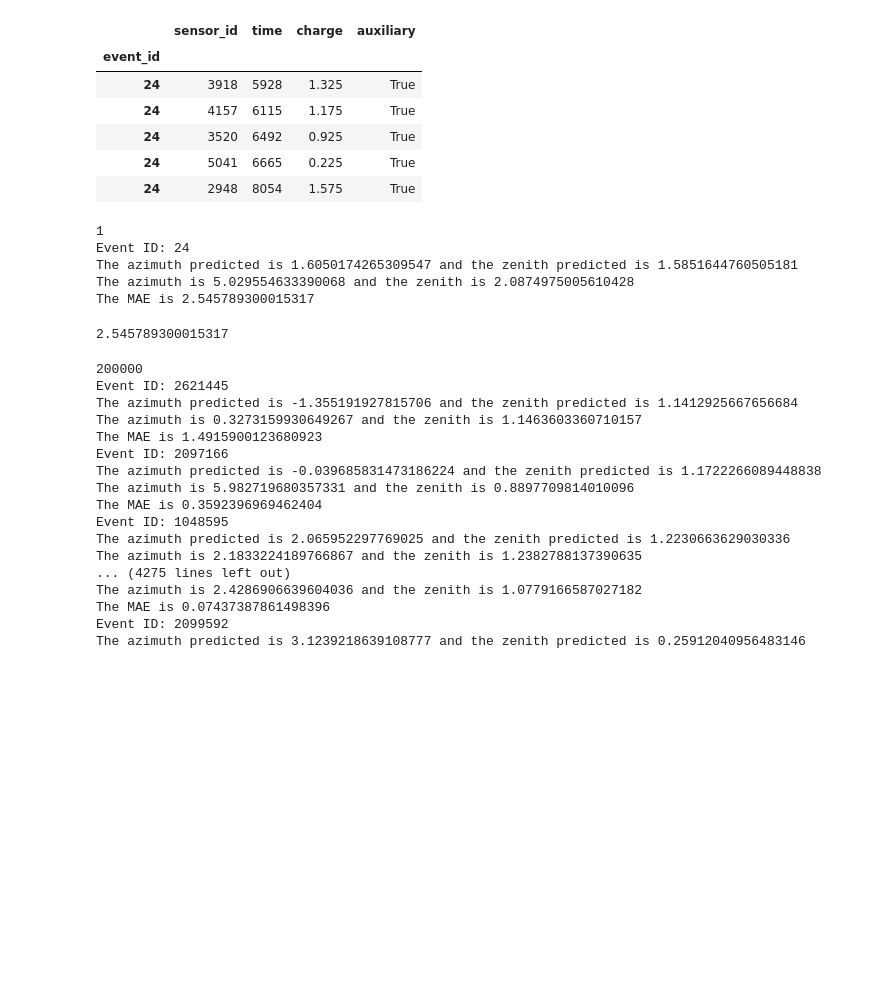
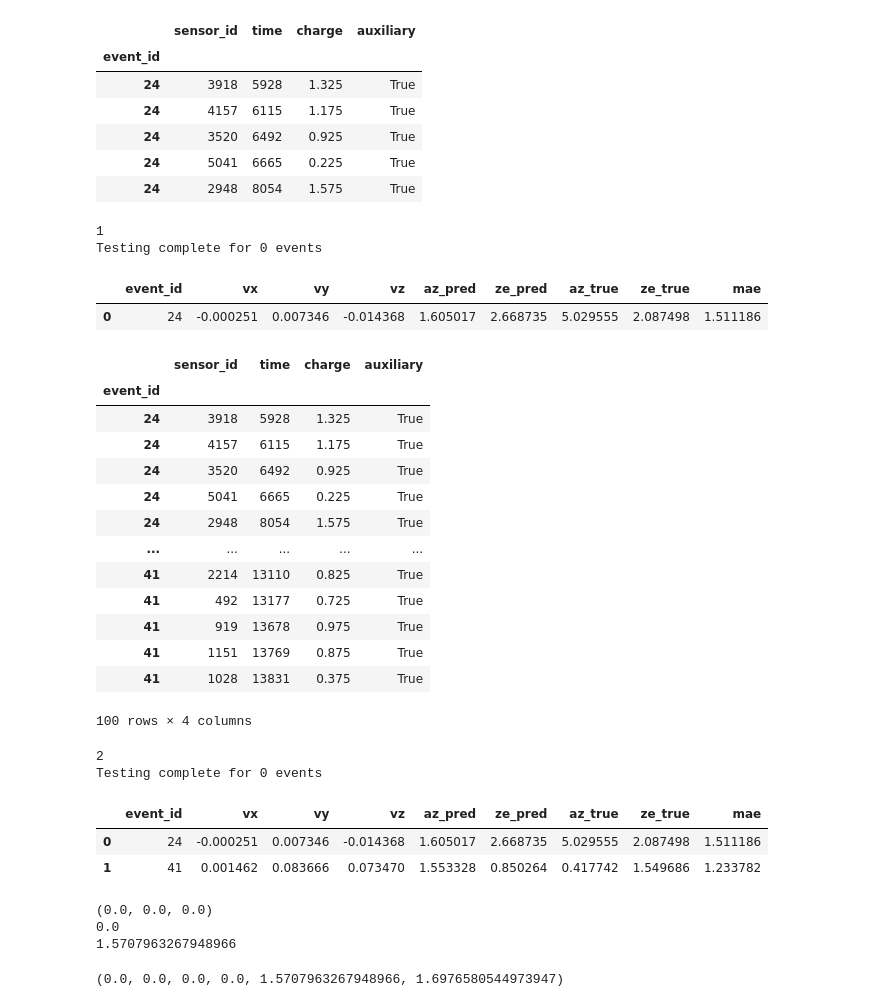
Before and after one commit to kdv97/ice-cube, a Jupyter notebook: LineFitting-time.ipynb, the cells around one changed output. Drawn from its saved outputs; the diff is of its cells as text; code cells hidden in the pictures; blank space fills up the shorter version.

Commit message:
Best Fit line

```diff
--- a/LineFitting-time.ipynb
+++ b/LineFitting-time.ipynb
@@ -158,31 +183,37 @@ event24.head()
 | 24 | 5041 | 6665 | 0.225 | True |
 | 24 | 2948 | 8054 | 1.575 | True |
 # %%
-find_error(False, event24, sensors, directions)
+data24 = find_error(False, event24, sensors, directions)
+data24.head()
 # %% [output]
 1
-Event ID: 24
-The azimuth predicted is 1.6050174265309547 and the zenith predicted is 1.5851644760505181
-The azimuth is 5.029554633390068 and the zenith is 2.0874975005610428
-The MAE is 2.545789300015317
+Testing complete for 0 events
-2.545789300015317
+|  | event_id | vx | vy | vz | az_pred | ze_pred | az_true | ze_true | mae |
+| 0 | 24 | -0.000251 | 0.007346 | -0.014368 | 1.605017 | 2.668735 | 5.029555 | 2.087498 | 1.511186 |
+# %%
+event2441 = batch1.loc[24:41]
+event2441.head(100)
+# %% [output]
+|  | sensor_id | time | charge | auxiliary |
+| event_id |  |  |  |  |
+| 24 | 3918 | 5928 | 1.325 | True |
+| 24 | 4157 | 6115 | 1.175 | True |
+| 24 | 3520 | 6492 | 0.925 | True |
+| 24 | 5041 | 6665 | 0.225 | True |
+| 24 | 2948 | 8054 | 1.575 | True |
+| ... | ... | ... | ... | ... |
+| 41 | 2214 | 13110 | 0.825 | True |
+| 41 | 492 | 13177 | 0.725 | True |
+| 41 | 919 | 13678 | 0.975 | True |
+| 41 | 1151 | 13769 | 0.875 | True |
+| 41 | 1028 | 13831 | 0.375 | True |
+100 rows × 4 columns
 # %%
-mae = find_error(False, batch1, sensors, directions)
+data = find_error(False, event2441, sensors, directions)
+data.head()
 # %% [output]
-200000
-Event ID: 2621445
-The azimuth predicted is -1.355191927815706 and the zenith predicted is 1.1412925667656684
-The azimuth is 0.3273159930649267 and the zenith is 1.1463603360710157
-The MAE is 1.4915900123680923
-Event ID: 2097166
-The azimuth predicted is -0.039685831473186224 and the zenith predicted is 1.1722266089448838
-The azimuth is 5.982719680357331 and the zenith is 0.8897709814010096
-The MAE is 0.3592396969462404
-Event ID: 1048595
-The azimuth predicted is 2.065952297769025 and the zenith predicted is 1.2230663629030336
-The azimuth is 2.1833224189766867 and the zenith is 1.2382788137390635
-... (4275 lines left out)
-The azimuth is 2.4286906639604036 and the zenith is 1.0779166587027182
-The MAE is 0.07437387861498396
-Event ID: 2099592
-The azimuth predicted is 3.1239218639108777 and the zenith predicted is 0.25912040956483146
+2
+Testing complete for 0 events
+|  | event_id | vx | vy | vz | az_pred | ze_pred | az_true | ze_true | mae |
+| 0 | 24 | -0.000251 | 0.007346 | -0.014368 | 1.605017 | 2.668735 | 5.029555 | 2.087498 | 1.511186 |
+| 1 | 41 | 0.001462 | 0.083666 | 0.073470 | 1.553328 | 0.850264 | 0.417742 | 1.549686 | 1.233782 |
@@ -190,0 +220,17 @@ mae.head()
+# %%
+event = 2573708
+v = get_velocity(event, False, batch1, sensors)
+print(v)
+z = np.arctan2(0,0)
+print(z)
+y = np.arccos(0)
+print(y)
+# %% [output]
+(0.0, 0.0, 0.0)
+0.0
+1.5707963267948966
+# %%
+stats = find_event_error(2573708, False, batch1, sensors, directions)
+stats
+# %% [output]
+(0.0, 0.0, 0.0, 0.0, 1.5707963267948966, 1.6976580544973947)
```
Also changed, not shown: parts of 21 cells of this notebook.
